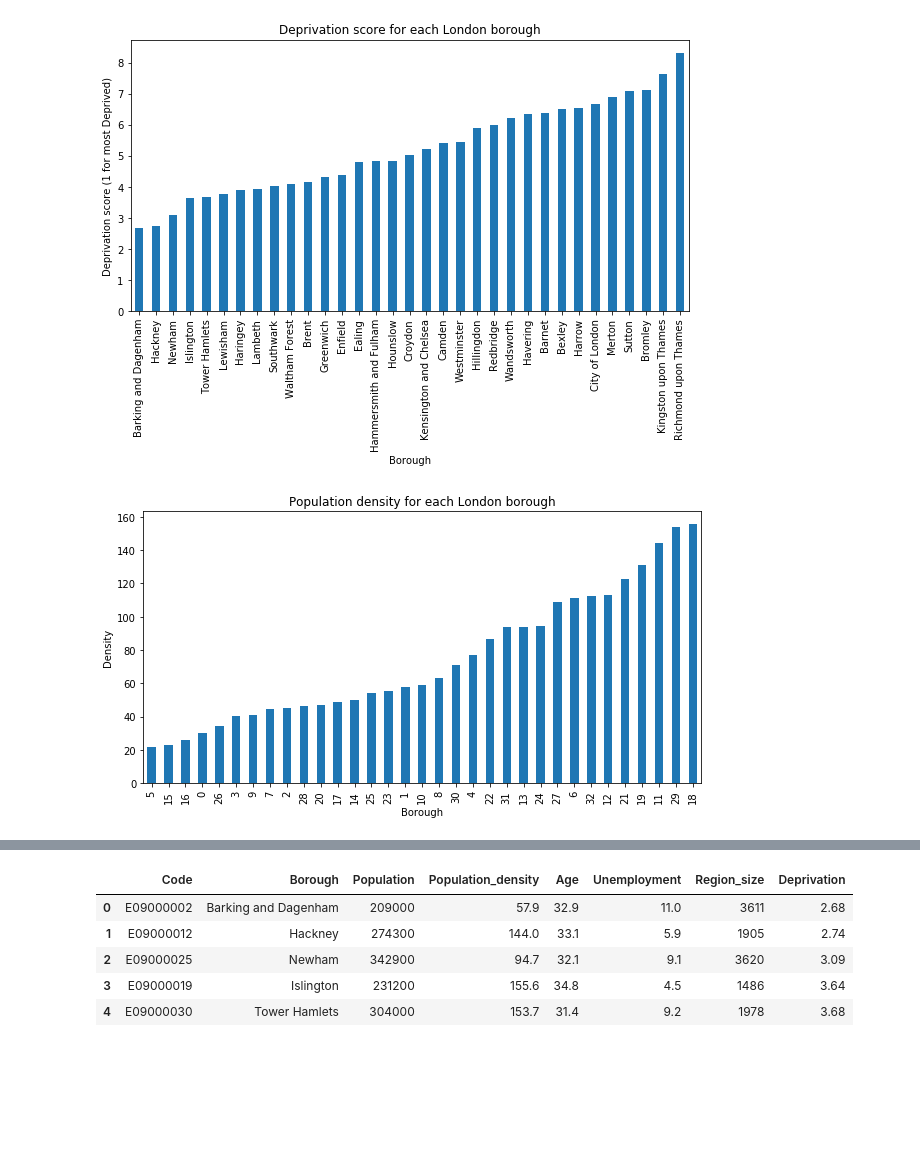
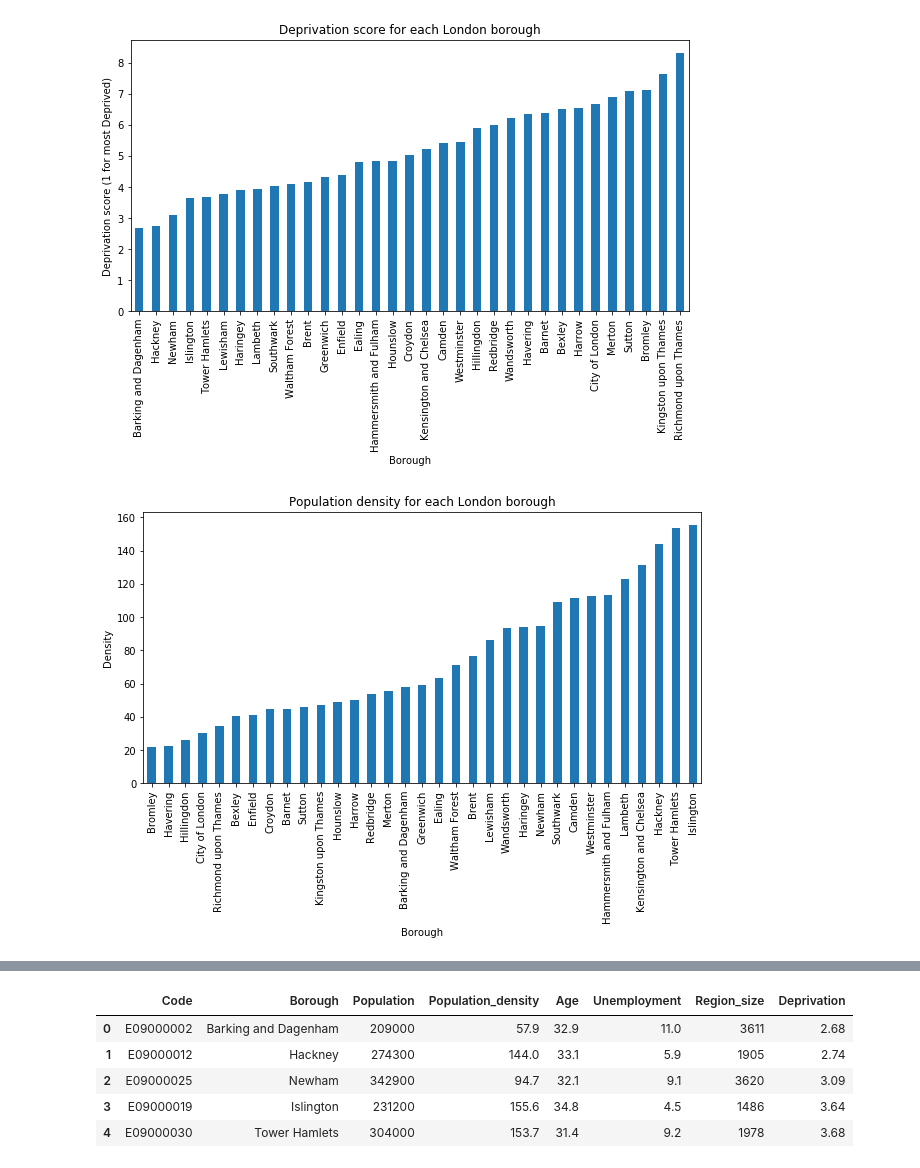
Before and after one commit to adrianturculet/Coursera_Capstone, a Jupyter notebook: The battle of the neighbourhoods .ipynb, the cells around one changed output, grey strips where cells are left out. Cells and saved outputs as stored; diff of their text form; code cells hidden in the pictures; blank space fills up the shorter version.

```diff
--- a/The battle of the neighbourhoods .ipynb
+++ b/The battle of the neighbourhoods .ipynb
@@ -354,19 +354,20 @@ plt.show()
 # %% [output]
 [figure]
 # %%
-df = df.sort_values(by =['Population_density'], ascending=True)
-population_density = df['Population_density'].transpose()
+population_density = df.sort_values(by =['Population_density'], ascending=True)
+population_density.set_index(['Borough'], inplace=True)
+population_density = population_density['Population_density'].transpose()
 
 population_density.plot(kind='bar',
              stacked=False,
              figsize=(10, 5), # pass a tuple (x, y) size
              )
 
 plt.title('Population density for each London borough')
 plt.ylabel('Density')
 plt.xlabel('Borough')
 
 plt.show()
 # %% [output]
-[figure, old version]
+[figure, new version]
 # %%
```
Also changed, not shown: parts of 1 cell of this notebook.
